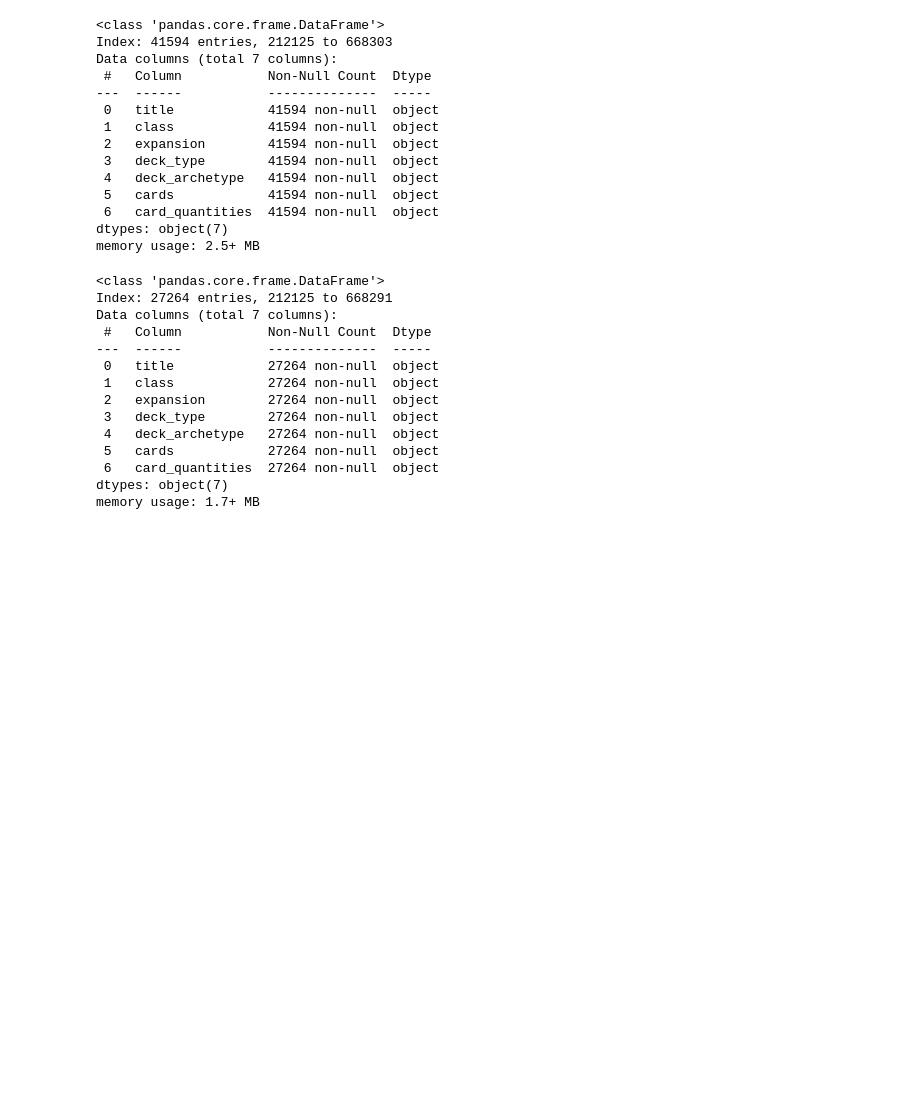
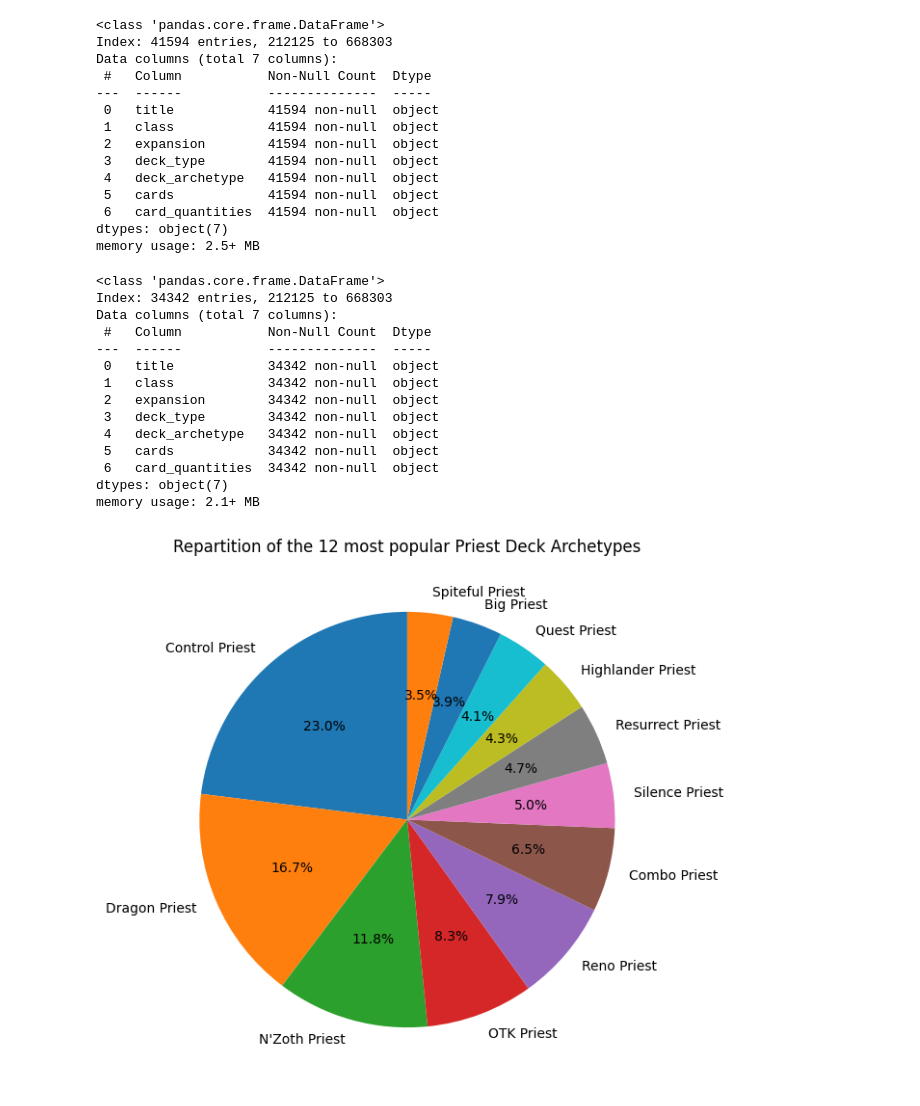
Before and after one commit to Varadiell/alyra-hearthstone-companion, a Jupyter notebook: analysis.ipynb, the cells around one changed output. Saved outputs shown, nothing was run; the diff lists cells and outputs as text; code cells hidden in the pictures; blank space fills up the shorter version.

```diff
--- a/analysis.ipynb
+++ b/analysis.ipynb
@@ -249,22 +249,33 @@ Data columns (total 7 columns):
 dtypes: object(7)
 memory usage: 2.5+ MB
 # %%
-# Keep the 7 most popular priest deck archetypes ("Control Priest", "Dragon Priest", "N'Zoth Priest", "OTK Priest", "Reno Priest", "Combo Priest" and "Silence Priest")
-most_popular_priest_deck_archetypes_df = priest_decks[priest_decks['deck_archetype'].str.lower().isin(['control priest', 'dragon priest', 'n\'zoth priest', 'otk priest', 'reno priest', 'combo priest', 'silence priest'])]
+# Keep the 12 most popular priest deck archetypes ("Control Priest", "Dragon Priest", "N'Zoth Priest", "OTK Priest", "Reno Priest", "Combo Priest", "Silence Priest", "Resurrect Priest", "Highlander Priest", "Quest Priest", "Big Priest" and "Spiteful Priest")
+most_popular_priest_deck_archetypes_df = priest_decks[priest_decks['deck_archetype'].str.lower().isin(['control priest', 'dragon priest', 'n\'zoth priest', 'otk priest', 'reno priest', 'combo priest', 'silence priest', 'resurrect priest', 'highlander priest', 'quest priest', 'big priest', 'spiteful priest'])]
 
 most_popular_priest_deck_archetypes_df.info()
 # %% [output]
 <class 'pandas.core.frame.DataFrame'>
-Index: 27264 entries, 212125 to 668291
+Index: 34342 entries, 212125 to 668303
 Data columns (total 7 columns):
  #   Column           Non-Null Count  Dtype
 ---  ------           --------------  -----
- 0   title            27264 non-null  object
- 1   class            27264 non-null  object
- 2   expansion        27264 non-null  object
- 3   deck_type        27264 non-null  object
- 4   deck_archetype   27264 non-null  object
- 5   cards            27264 non-null  object
- 6   card_quantities  27264 non-null  object
+ 0   title            34342 non-null  object
+ 1   class            34342 non-null  object
+ 2   expansion        34342 non-null  object
+ 3   deck_type        34342 non-null  object
+ 4   deck_archetype   34342 non-null  object
+ 5   cards            34342 non-null  object
+ 6   card_quantities  34342 non-null  object
 dtypes: object(7)
-memory usage: 1.7+ MB
+memory usage: 2.1+ MB
+# %%
+# Repartition of the 12 most popular Priest Deck Archetypes
+deck_archetype_counts = most_popular_priest_deck_archetypes_df['deck_archetype'].value_counts()
+
+# Plotting the pie chart
+plt.figure(figsize=(10, 7))
+plt.pie(deck_archetype_counts, labels=deck_archetype_counts.index, autopct='%1.1f%%', startangle=90)
+plt.title('Repartition of the 12 most popular Priest Deck Archetypes')
+plt.show()
+# %% [output]
+[figure, added]
```
